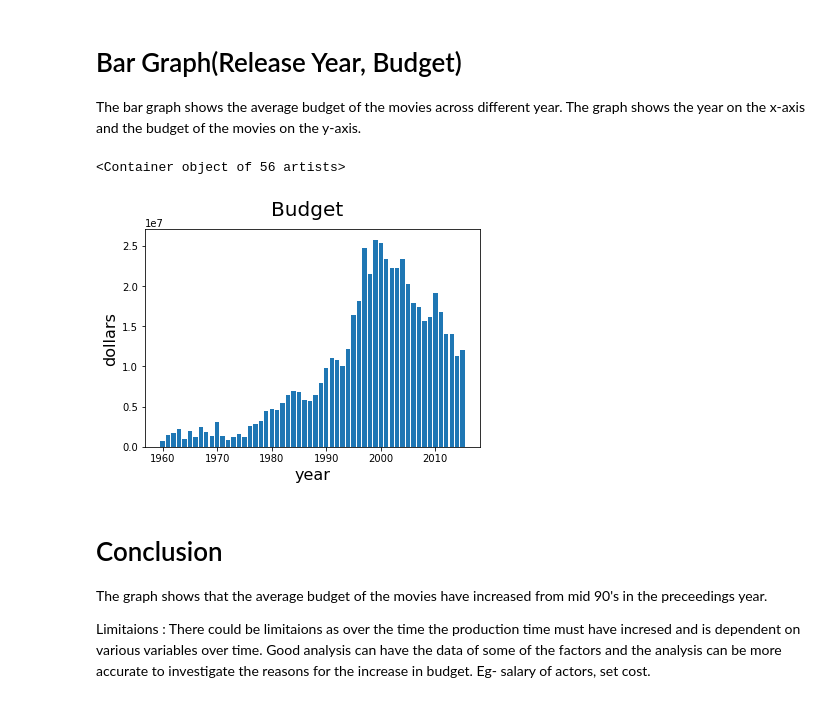
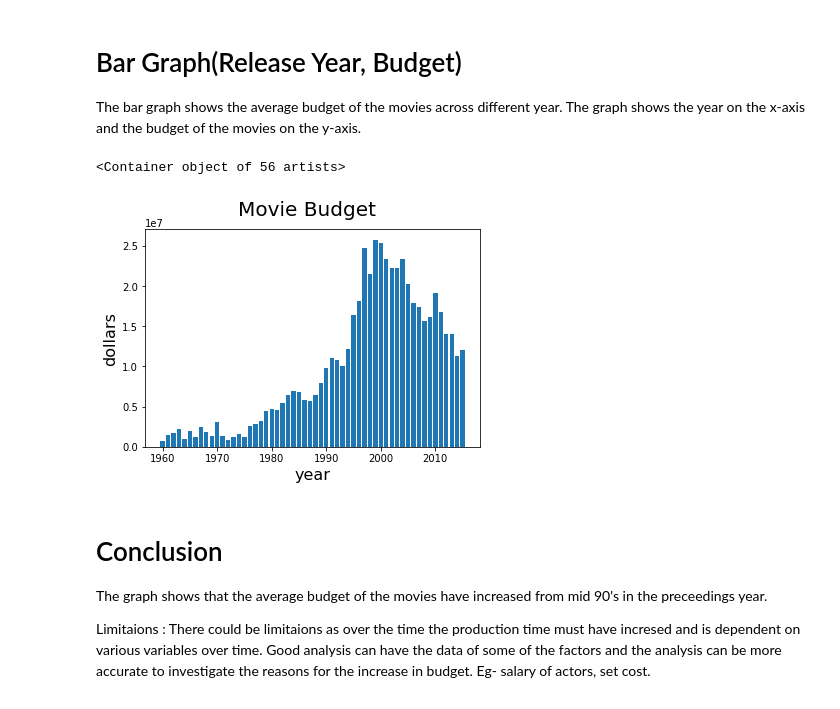
Before and after one commit to deepaksharma1992/Machine-Learning-Foundation-Nanodegree, a Jupyter notebook: Explore the Dataset/TMDb Movie Data.ipynb, the cells around one changed output. Drawn from its saved outputs; the diff is of its cells as text; code cells hidden in the pictures.

```diff
--- a/Explore the Dataset/TMDb Movie Data.ipynb
+++ b/Explore the Dataset/TMDb Movie Data.ipynb
@@ -79,4 +79,10 @@ data_movie_sorted.tail(5)
 # %% [markdown]
 # Scatter Plot (Release Year, Popularity)
 The graph plots the average popularity of the movies in different years. The graph scale as year in x-axis and the popularity on the scale of 0.1 from 0.3 to 1 on the y-axis
+# %%
+def graph_headers(graph_title,x_axis_title,y_axis_title):
+    fig = plt.figure()
+    fig.suptitle(graph_title, fontsize=20)
+    plt.xlabel(x_axis_title, fontsize=16)
+    plt.ylabel(y_axis_title, fontsize=16)
 # %%
@@ -103,15 +105,11 @@ The analysis can be furthur made interested if the age of the viewers can be pro
 The bar graph shows the average budget of the movies across different year.
 The graph shows the year on the x-axis and the budget of the movies on the y-axis.
 # %%
-fig = plt.figure()
-fig.suptitle('Budget', fontsize=20)
-
-plt.xlabel('year', fontsize=16)
-plt.ylabel('dollars', fontsize=16)
+graph_headers('Movie Budget','year','dollars')
 plt.bar(data_movie['release_year'],data_movie['budget'])
 # %% [output]
 <Container object of 56 artists>
-[figure, old version]
+[figure, new version]
 # %% [markdown]
 # Conclusion
 The graph shows that the average budget of the movies have increased from mid 90's in the preceedings year.
```
Also changed, not shown: parts of 1 cell of this notebook, 5 other files.
